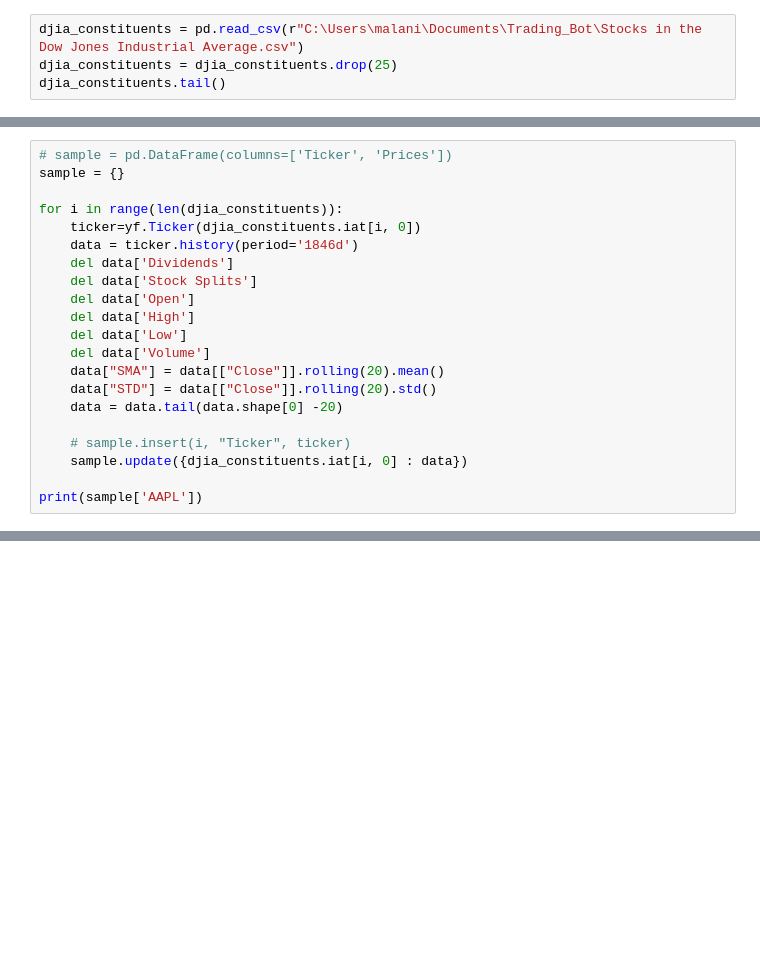
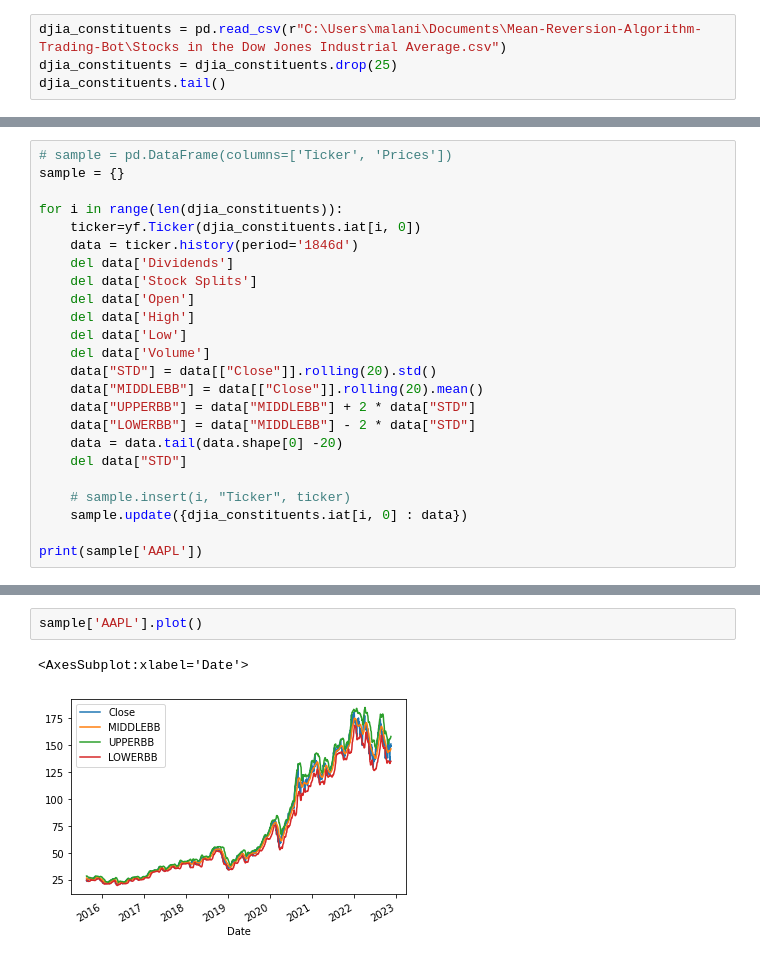
Before and after one commit to Waterloo-Trading-Group/Mean-Reversion, a Jupyter notebook: Trading_Bot.ipynb, the cells around one changed output, grey strips where cells are left out. Drawn from its saved outputs; the diff is of its cells as text; blank space fills up the shorter version.

```diff
--- a/Trading_Bot.ipynb
+++ b/Trading_Bot.ipynb
@@ -7,5 +9,5 @@ import datetime
 # %%
-djia_constituents = pd.read_csv(r"C:\Users\malani\Documents\Trading_Bot\Stocks in the Dow Jones Industrial Average.csv")
+djia_constituents = pd.read_csv(r"C:\Users\malani\Documents\Mean-Reversion-Algorithm-Trading-Bot\Stocks in the Dow Jones Industrial Average.csv")
 djia_constituents = djia_constituents.drop(25)
 djia_constituents.tail()
 # %% [output]
@@ -28,9 +30,12 @@ for i in range(len(djia_constituents)):
     del data['High']
     del data['Low']
     del data['Volume']
-    data["SMA"] = data[["Close"]].rolling(20).mean()
     data["STD"] = data[["Close"]].rolling(20).std()
+    data["MIDDLEBB"] = data[["Close"]].rolling(20).mean()
+    data["UPPERBB"] = data["MIDDLEBB"] + 2 * data["STD"]
+    data["LOWERBB"] = data["MIDDLEBB"] - 2 * data["STD"]
     data = data.tail(data.shape[0] -20)
+    del data["STD"]
 
     # sample.insert(i, "Ticker", ticker)
     sample.update({djia_constituents.iat[i, 0] : data})
@@ -54,0 +60,5 @@ Date
+# %%
+sample['AAPL'].plot()
+# %% [output]
+<AxesSubplot:xlabel='Date'>
+[figure, added]
```
Also changed, not shown: parts of 2 cells of this notebook.
